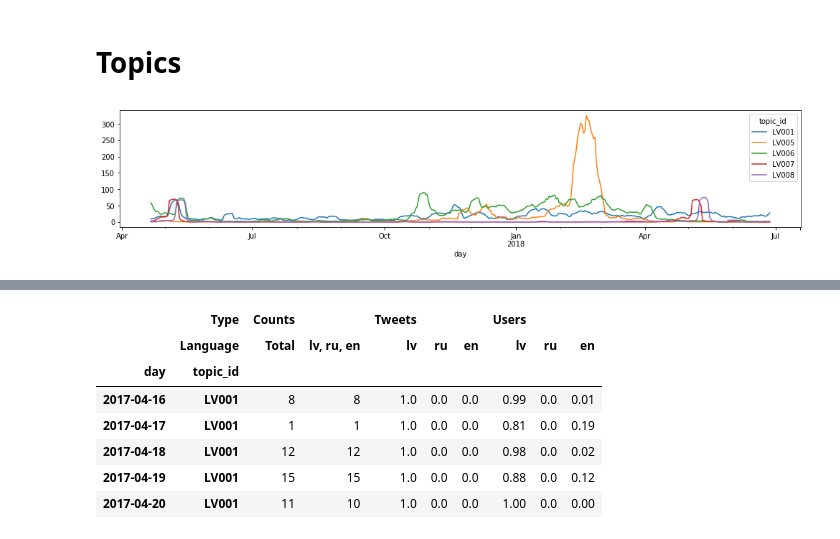
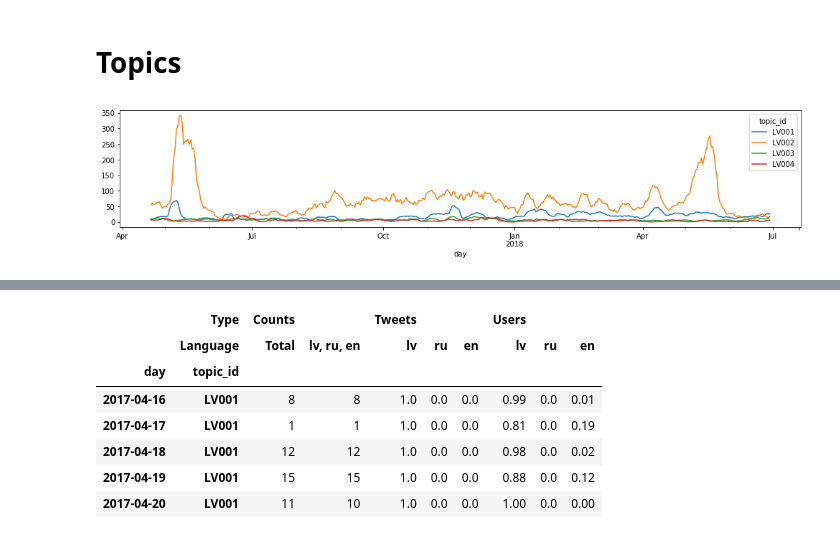
Before and after one commit to dimazest/2018-lv2, a Jupyter notebook: supplement/notebook.ipynb, the cells around one changed output, grey strips where cells are left out. Cells and saved outputs as stored; diff of their text form; code cells hidden in the pictures.

```diff
--- a/supplement/notebook.ipynb
+++ b/supplement/notebook.ipynb
@@ -278,9 +278,9 @@ relevance_judgments_count_by_day = (
 # %%
 (
     relevance_judgments_count_by_day[
-        ['LV001', 'LV005', 'LV006', 'LV007', 'LV008']]
+        ['LV001', 'LV002', 'LV003', 'LV004']]
     .rolling(window=7).mean()
     .plot(figsize=(17, 3))
 );
 # %% [output]
-[figure, old version]
+[figure, new version]
```
Also changed, not shown: parts of 22 cells of this notebook, 23 other files.
